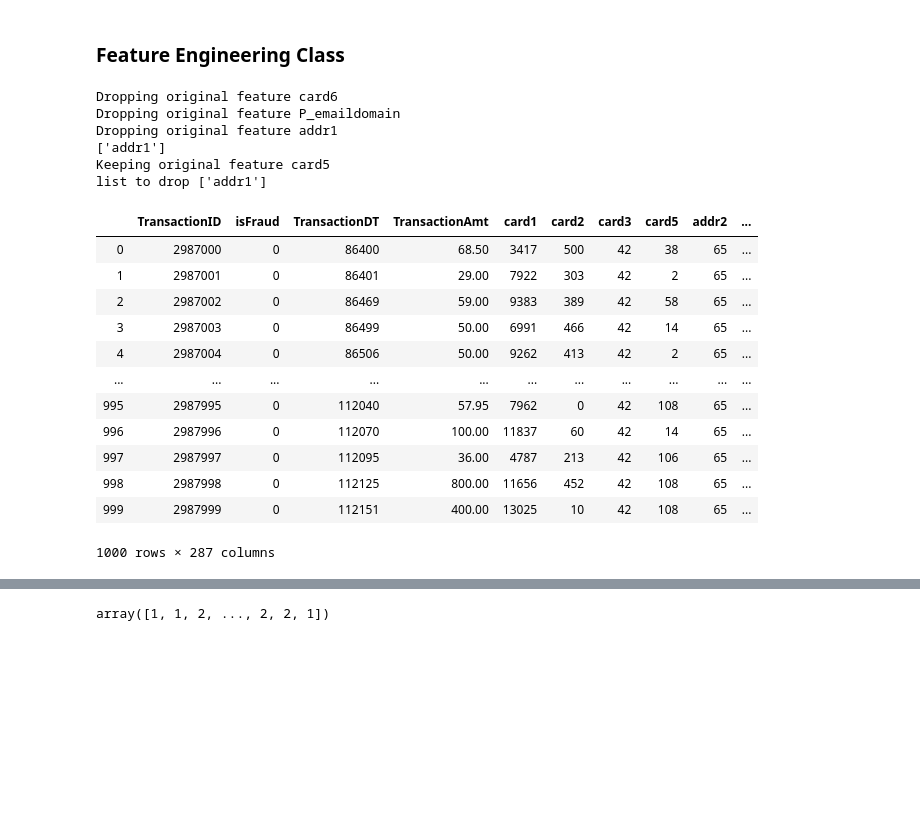
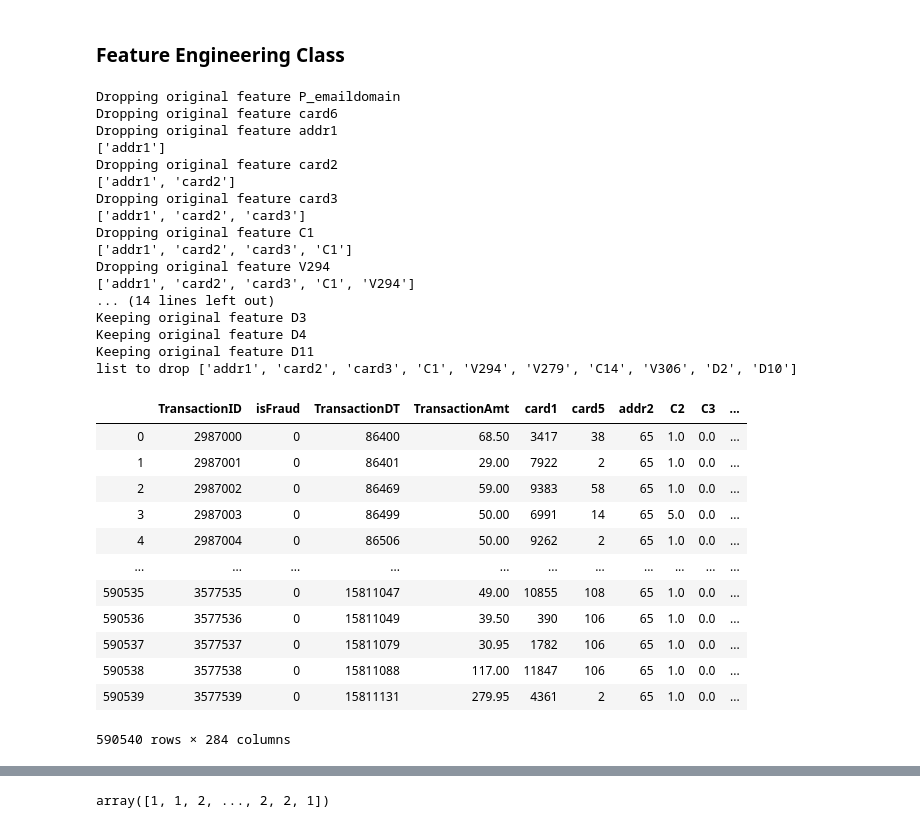
Before and after one commit to kirahman2/fraud_detection, a Jupyter notebook: Fraud Detection EDA.ipynb, the cells around one changed output, grey strips where cells are left out. Cells and saved outputs as stored; diff of their text form; code cells hidden in the pictures; blank space fills up the shorter version.

```diff
--- a/Fraud Detection EDA.ipynb
+++ b/Fraud Detection EDA.ipynb
@@ -578,6 +578,7 @@ class FeatureEngineering():
         return df_feat
 
     def create_feature(self, bool_drop_col, list_col):
+        '''creating new feature'''
         df_feat = self.df_feat
         for col in list_col:
             df_feat = self._check_col_exist(col, df_feat)
@@ -596,31 +597,23 @@ class FeatureEngineering():
         return df_feat
 
     def _fill_na(self, col, df_feat):
+        '''filling null values'''
         mode_col = df_feat[col].mode()[0]
         return df_feat[col].fillna(mode_col)
 
     def _label_encode(self, col, df_feat):
+        '''label encoding columns pulled from original df_raw'''
         le = LabelEncoder()
         df_feat[col] = le.fit_transform(df_feat[col])
         return df_feat[col]
 
     def _drop_column(self, bool_drop_col, col, df_feat):
-        '''dropping and/or keeping columns'''
-
+        '''dropping or keeping columns'''
         if bool_drop_col:
             print("Dropping original feature", col)
             if (col in df_features.columns):
-#             print("Dropping original feature", col)
                 model.list_drop_col.append(col)
                 print(model.list_drop_col)
-
-#         if col in df_feat.columns:
-#             print(list(df_feat.columns))
-#             print('testing col in df_feat.columns', col)
-#             df_feat = df_feat.drop(col, axis=1) #uncomment, testing
-#             model.list_drop_col.append(col)
-#             print('testing - list to drop ',model.list_drop_col)
-
         else:
             print("Keeping original feature", col)
         return df_feat
@@ -701,7 +694,7 @@ class Model():
                 self.col_fe = col
                 if col in df_features.columns:
                     df_feat = fe.create_test_feature(bool_drop_col, col)
-                    df_feat = df_feat[0:1000] ### delete
+#                     df_feat = df_feat[0:1000] ### delete
                     self.create_df_score_model(df_feat)
                 else:
                     print("\nColumn", col, "does not exist in dataframe.\n")
@@ -710,14 +703,11 @@ class Model():
     def final_features(self, bool_drop_col, list_feat):
         '''creates final new features'''
         df_feat = fe.create_feature(bool_drop_col, list_feat)
-        df_feat = df_feat[0:1000] ### delete
+#         df_feat = df_feat[0:1000] ### delete
         for col in list_feat:
             col_fe = self._append_col_lists(col)
             self._fill_na(df_feat, col_fe)
             self._concat_df_new_feat(df_feat, col_fe)
-#             if bool_drop_col:
-#                 print('temp')
-#                 self.list_drop_col.append(col) ###uncomment?
         self._convert_list_to_string(list_feat)
         return df_feat
 
@@ -747,8 +737,8 @@ class Model():
 
     def create_final_df(self):
         '''creates final dataframe for model'''
-#         df_feat = pd.concat([df_features, self.df_new_feat], axis=1)
-        df_feat = pd.concat([df_features[0:1000], self.df_new_feat], axis=1) ### delete
+        df_feat = pd.concat([df_features, self.df_new_feat], axis=1)
+#         df_feat = pd.concat([df_features[0:1000], self.df_new_feat], axis=1) ### delete
 
         # testing drop col here
         print('list to drop',self.list_drop_col)
@@ -882,52 +872,63 @@ model = Model(bool_smote=True)
 # create card6 feature by if card6 not in df_feat, then copy from df_raw onto df_feat, dont drop it, create feature
 
 bool_drop_col = True
-df_feat = model.final_features(bool_drop_col, list_feat = ['card6', 'P_emaildomain'])
+df_feat = model.final_features(bool_drop_col, list_feat = ['P_emaildomain', 'card6'])
 
 bool_drop_col = True
 df_feat = fe.create_feature(bool_drop_col, ['addr1','card2','card3','C1','V294','V279','C14','V306','D2','D10'])
 
 bool_drop_col = False
 df_feat = model.final_features(bool_drop_col, list_feat = ['card5', 'V317', 'V69', 'D1','D3','D4','D11'])
 
 
 # list_feat = ['addr1', 'addr2']
 # df_feat_temp = model.final_features(bool_drop_col, list_feat)
 # bool_drop_col = True
 # df_feat = model.final_features(bool_drop_col, list_feat = ['addr1','card2','card3','C1','V294','V279','C14','V306','D2','D10'])
 # bool_drop_col = False
 # df_feat = model.final_features(bool_drop_col, list_feat = ['card5', 'V317', 'V69', 'D1','D3','D4','D11'])
 # ])#
 # columns to drop
-# model.list_drop_col.append('C4')
 
+model.list_drop_col.append('C4')
 df_feat = model.create_final_df()
 df_feat
 
 # bool_drop_col = False
 # model.final_features(bool_drop_col, list_feat=['addr1','card2','card3','C1',
 #                                                 'V294','V279','C14','V306','D2','D10'])
 
 
 # NEXT, list_drop_col.app is in both model and fe class, figure out which one to use!
 # if the col exists in df_feat.columns and bool is true then append it to drop
 # %% [output]
+Dropping original feature P_emaildomain
 Dropping original feature card6
-Dropping original feature P_emaildomain
 Dropping original feature addr1
 ['addr1']
-Keeping original feature card5
-list to drop ['addr1']
+Dropping original feature card2
+['addr1', 'card2']
+Dropping original feature card3
+['addr1', 'card2', 'card3']
+Dropping original feature C1
+['addr1', 'card2', 'card3', 'C1']
+Dropping original feature V294
+['addr1', 'card2', 'card3', 'C1', 'V294']
+... (14 lines left out)
+Keeping original feature D3
+Keeping original feature D4
+Keeping original feature D11
+list to drop ['addr1', 'card2', 'card3', 'C1', 'V294', 'V279', 'C14', 'V306', 'D2', 'D10']
-|  | TransactionID | isFraud | TransactionDT | TransactionAmt | card1 | card2 | card3 | card5 | addr2 | ... |
-| 0 | 2987000 | 0 | 86400 | 68.50 | 3417 | 500 | 42 | 38 | 65 | ... |
-| 1 | 2987001 | 0 | 86401 | 29.00 | 7922 | 303 | 42 | 2 | 65 | ... |
-| 2 | 2987002 | 0 | 86469 | 59.00 | 9383 | 389 | 42 | 58 | 65 | ... |
-| 3 | 2987003 | 0 | 86499 | 50.00 | 6991 | 466 | 42 | 14 | 65 | ... |
-| 4 | 2987004 | 0 | 86506 | 50.00 | 9262 | 413 | 42 | 2 | 65 | ... |
+|  | TransactionID | isFraud | TransactionDT | TransactionAmt | card1 | card5 | addr2 | C2 | C3 | ... |
+| 0 | 2987000 | 0 | 86400 | 68.50 | 3417 | 38 | 65 | 1.0 | 0.0 | ... |
+| 1 | 2987001 | 0 | 86401 | 29.00 | 7922 | 2 | 65 | 1.0 | 0.0 | ... |
+| 2 | 2987002 | 0 | 86469 | 59.00 | 9383 | 58 | 65 | 1.0 | 0.0 | ... |
+| 3 | 2987003 | 0 | 86499 | 50.00 | 6991 | 14 | 65 | 5.0 | 0.0 | ... |
+| 4 | 2987004 | 0 | 86506 | 50.00 | 9262 | 2 | 65 | 1.0 | 0.0 | ... |
 | ... | ... | ... | ... | ... | ... | ... | ... | ... | ... | ... |
-| 995 | 2987995 | 0 | 112040 | 57.95 | 7962 | 0 | 42 | 108 | 65 | ... |
-| 996 | 2987996 | 0 | 112070 | 100.00 | 11837 | 60 | 42 | 14 | 65 | ... |
-| 997 | 2987997 | 0 | 112095 | 36.00 | 4787 | 213 | 42 | 106 | 65 | ... |
-| 998 | 2987998 | 0 | 112125 | 800.00 | 11656 | 452 | 42 | 108 | 65 | ... |
-| 999 | 2987999 | 0 | 112151 | 400.00 | 13025 | 10 | 42 | 108 | 65 | ... |
+| 590535 | 3577535 | 0 | 15811047 | 49.00 | 10855 | 108 | 65 | 1.0 | 0.0 | ... |
+| 590536 | 3577536 | 0 | 15811049 | 39.50 | 390 | 106 | 65 | 1.0 | 0.0 | ... |
+| 590537 | 3577537 | 0 | 15811079 | 30.95 | 1782 | 106 | 65 | 1.0 | 0.0 | ... |
+| 590538 | 3577538 | 0 | 15811088 | 117.00 | 11847 | 106 | 65 | 1.0 | 0.0 | ... |
+| 590539 | 3577539 | 0 | 15811131 | 279.95 | 4361 | 2 | 65 | 1.0 | 0.0 | ... |
-1000 rows × 287 columns
+590540 rows × 284 columns
```
Also changed, not shown: parts of 3 cells of this notebook.
